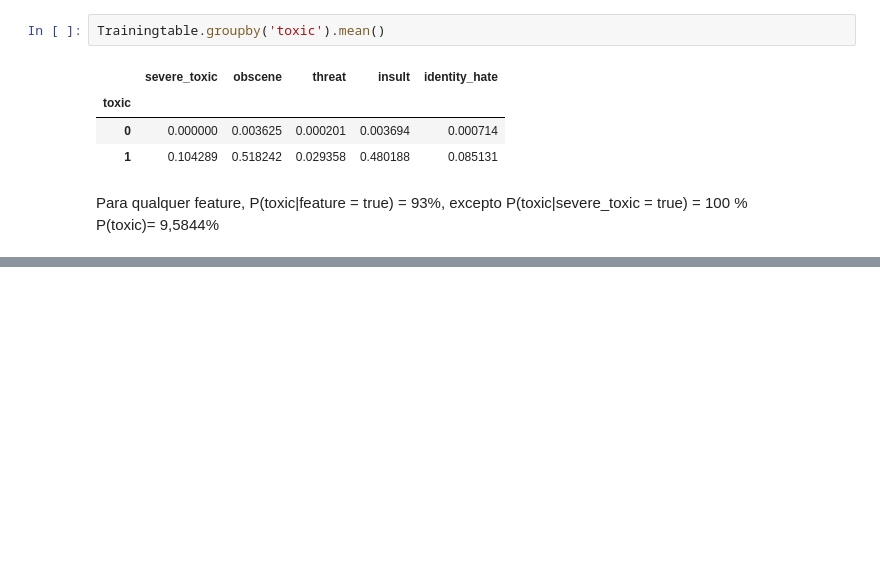
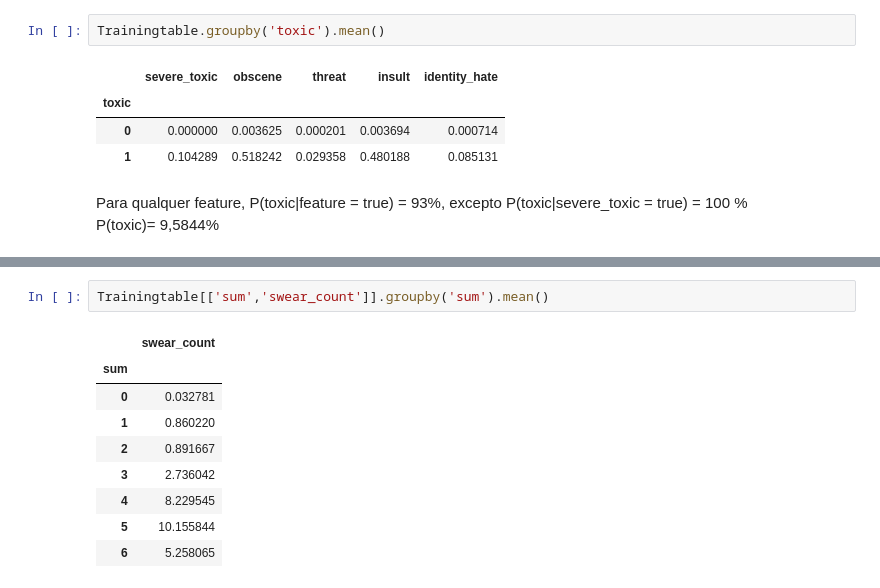
Before and after one commit to sgpjesus/NLP-Problem-Set-1, a Jupyter notebook: Toxic Comments.ipynb, the cells around one changed output, grey strips where cells are left out. Cells and saved outputs as stored; diff of their text form; blank space fills up the shorter version.

```diff
--- a/Toxic Comments.ipynb
+++ b/Toxic Comments.ipynb
@@ -96,0 +276,12 @@ Trainingtable.groupby('toxic').mean()
+# %%
+Trainingtable[['sum','swear_count']].groupby('sum').mean()
+# %% [output]
+|  | swear_count |
+| sum |  |
+| 0 | 0.032781 |
+| 1 | 0.860220 |
+| 2 | 0.891667 |
+| 3 | 2.736042 |
+| 4 | 8.229545 |
+| 5 | 10.155844 |
+| 6 | 5.258065 |
```
Also changed, not shown: parts of 17 cells of this notebook.
